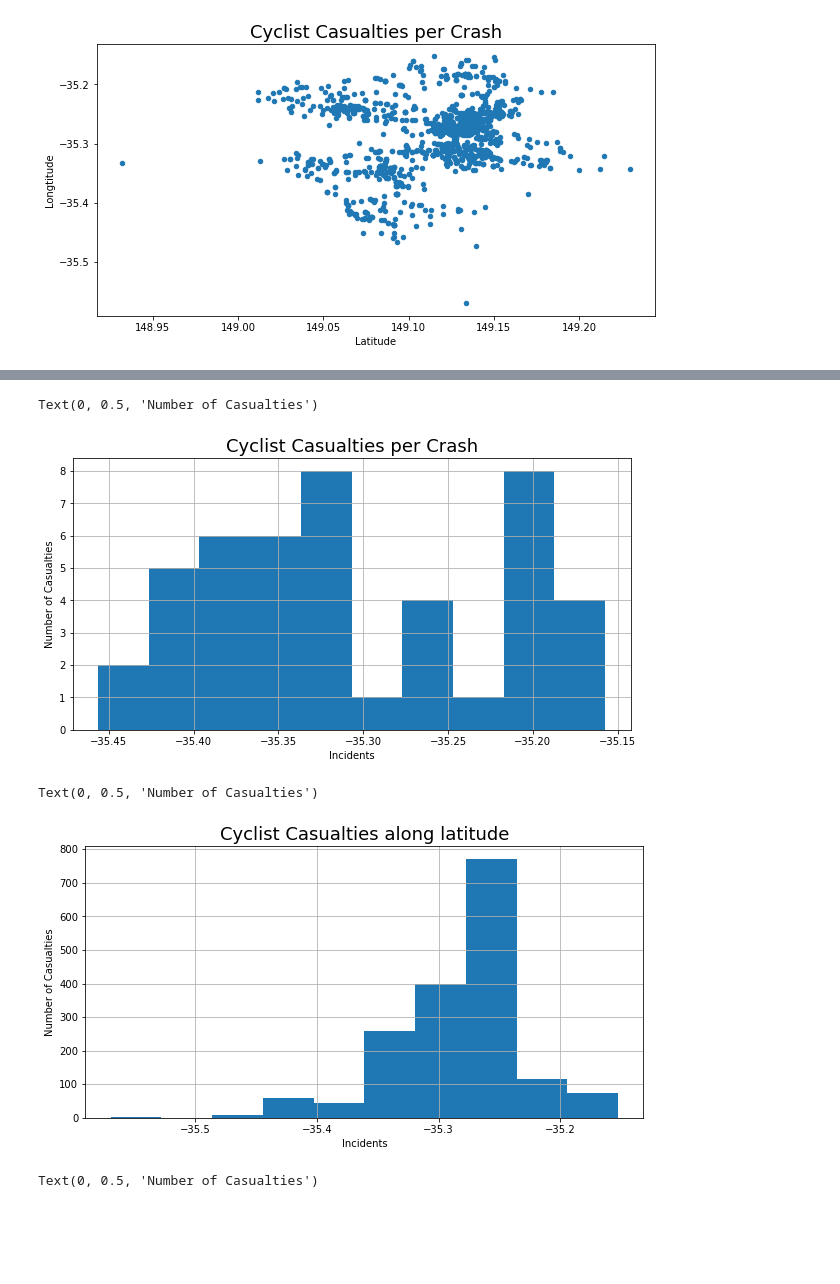
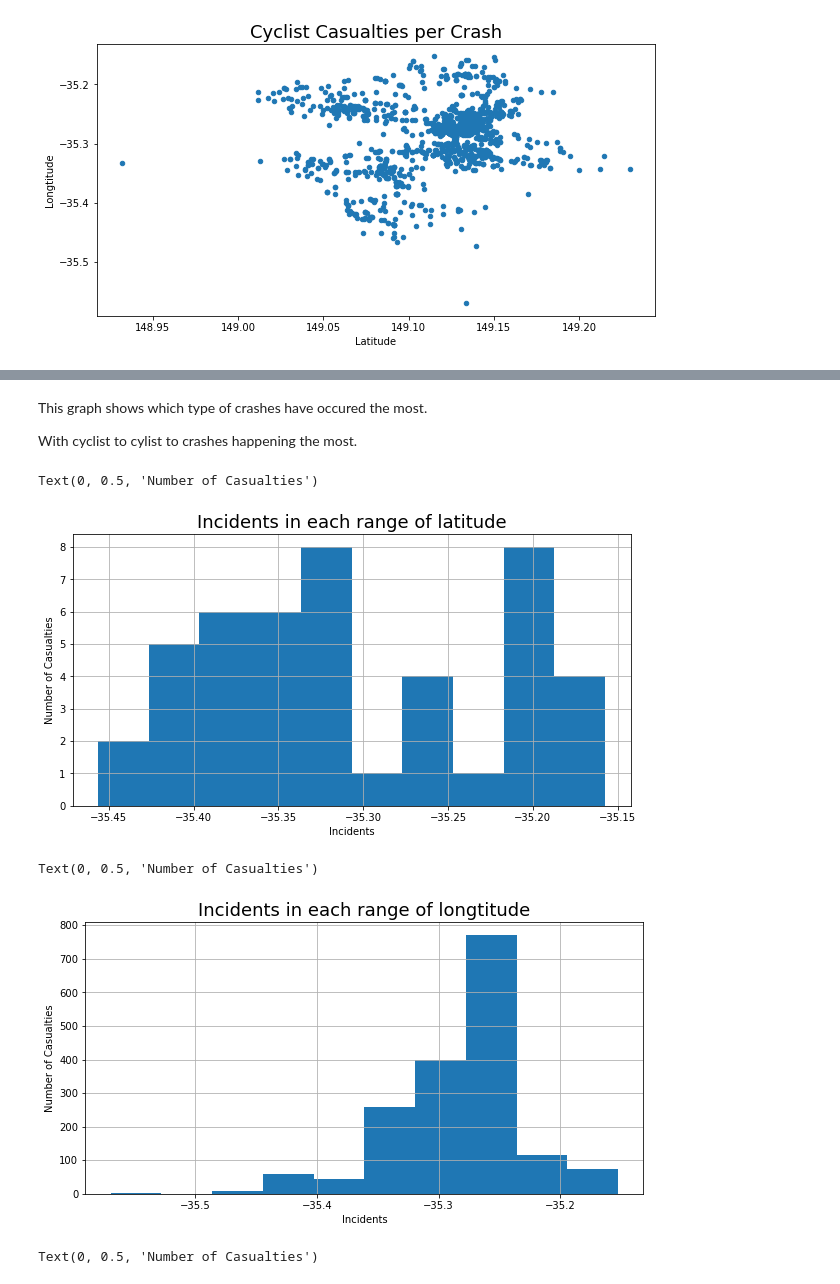
Before and after one commit to HalleyFu/data_project, a Jupyter notebook: basketball_data.ipynb, the cells around one changed output, grey strips where cells are left out. Drawn from its saved outputs; the diff is of its cells as text; code cells hidden in the pictures; blank space fills up the shorter version.

```diff
--- a/basketball_data.ipynb
+++ b/basketball_data.ipynb
@@ -182,21 +167,25 @@ This scatterplot shows the location of where cyclist crashes have occured from 4
+# %% [markdown]
+This graph shows which type of crashes have occured the most.
+
+With cyclist to cylist to crashes happening the most.
 # %%
 basketball_data["LATITUDE"].hist()
 
-plt.title("Cyclist Casualties per Crash", fontsize=18)
+plt.title("Incidents in each range of latitude", fontsize=18)
 plt.xlabel("Incidents", fontsize=10)
 plt.ylabel("Number of Casualties", fontsize=10)
 # %% [output]
 Text(0, 0.5, 'Number of Casualties')
-[figure, old version]
+[figure, new version]
 # %%
 Cyclist_Crashes_data["LATITUDE"].hist()
 
-plt.title("Cyclist Casualties along latitude", fontsize=18)
+plt.title("Incidents in each range of longtitude", fontsize=18)
 plt.xlabel("Incidents", fontsize=10)
 plt.ylabel("Number of Casualties", fontsize=10)
 # %% [output]
 Text(0, 0.5, 'Number of Casualties')
-[figure, old version]
+[figure, new version]
 # %%
 Cyclist_Crashes_data["CYCLIST_CASUALTIES"].hist()
 
```
Also changed, not shown: parts of 20 cells of this notebook.
